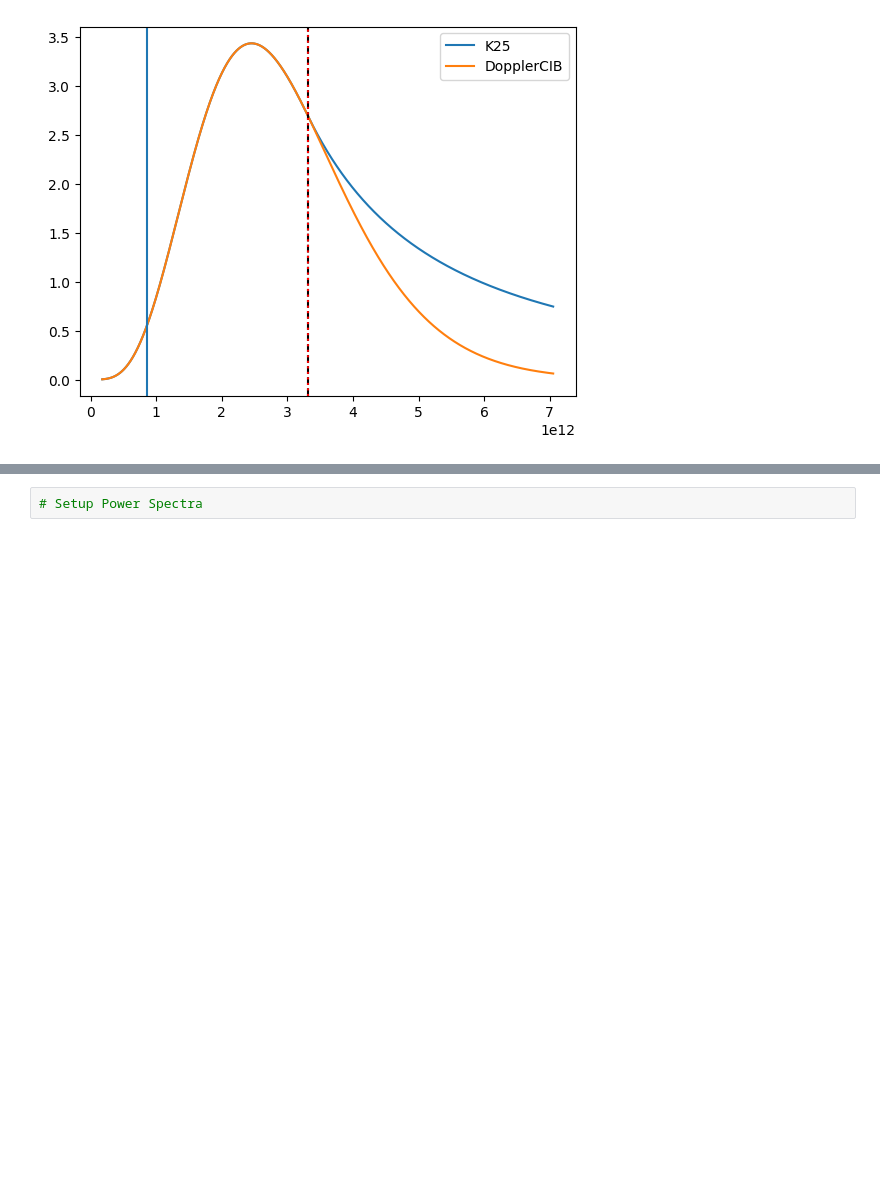
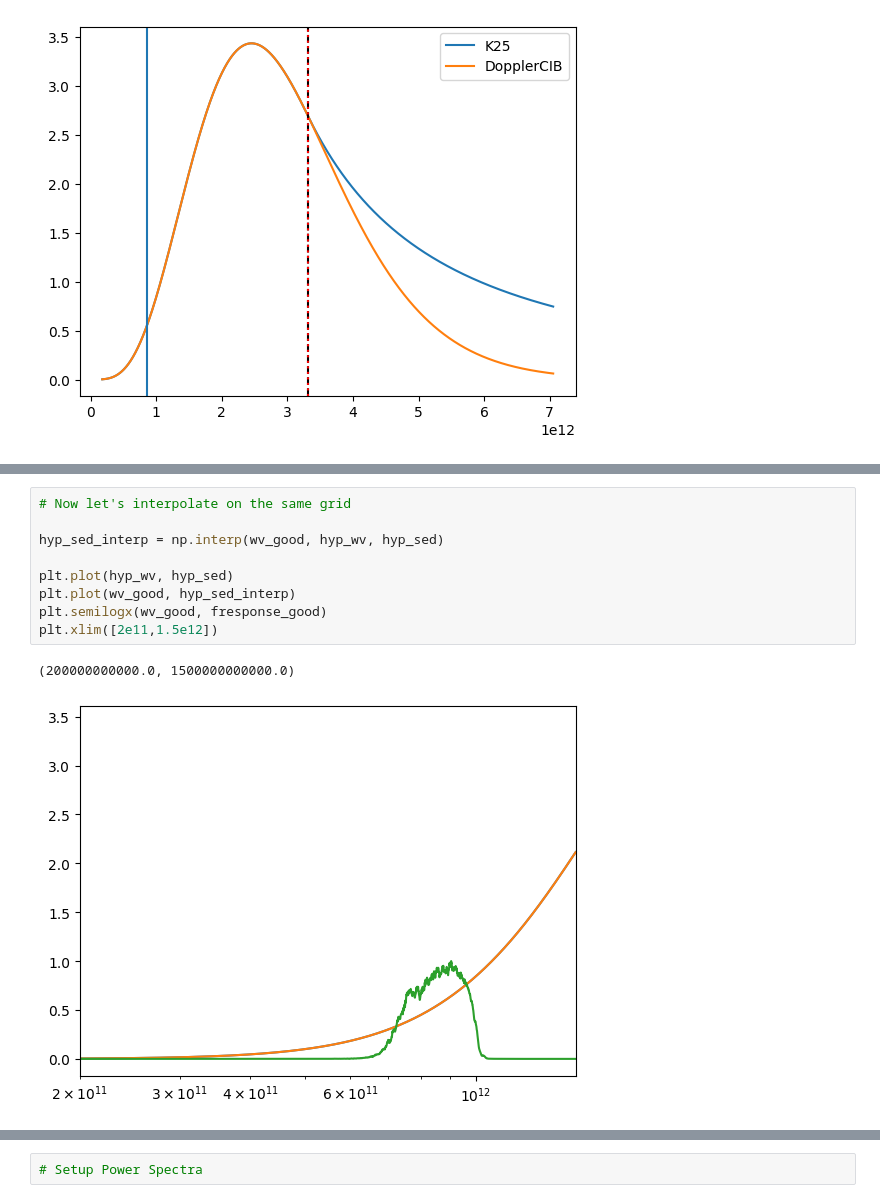
Before and after one commit to destrys/galCIB, a Jupyter notebook: notebooks/scratch-temp.ipynb, the cells around one changed output, grey strips where cells are left out. Drawn from its saved outputs; the diff is of its cells as text; blank space fills up the shorter version.

```diff
--- a/notebooks/scratch-temp.ipynb
+++ b/notebooks/scratch-temp.ipynb
@@ -237,0 +226,12 @@ tst(cosmo.Mh_grid[0],cosmo.z,
+# %%
+# Now let's interpolate on the same grid
+
+hyp_sed_interp = np.interp(wv_good, hyp_wv, hyp_sed)
+
+plt.plot(hyp_wv, hyp_sed)
+plt.plot(wv_good, hyp_sed_interp)
+plt.semilogx(wv_good, fresponse_good)
+plt.xlim([2e11,1.5e12])
+# %% [output]
+(200000000000.0, 1500000000000.0)
+[figure, added]
```
Also changed, not shown: parts of 14 cells of this notebook, 4 other files.
